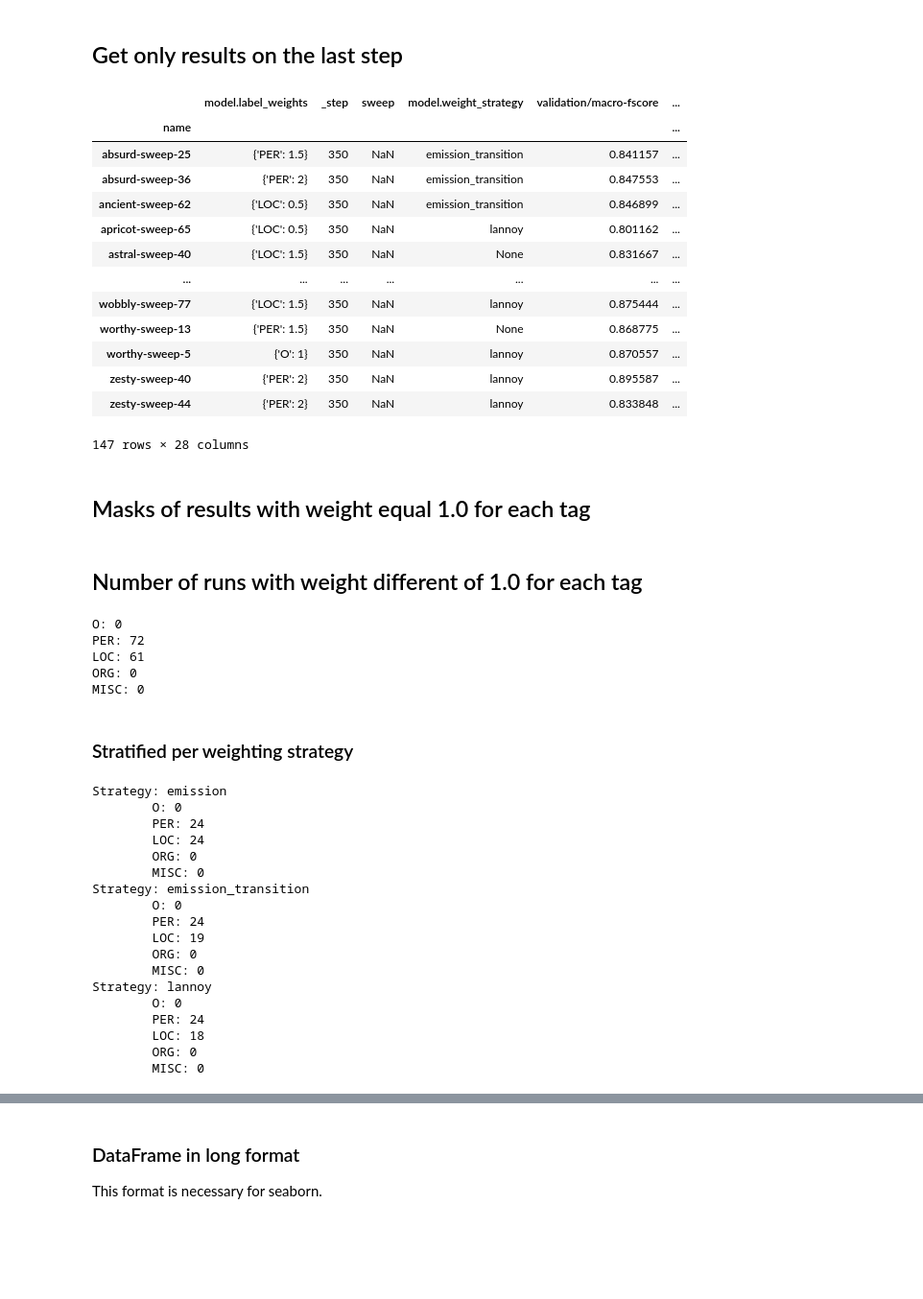
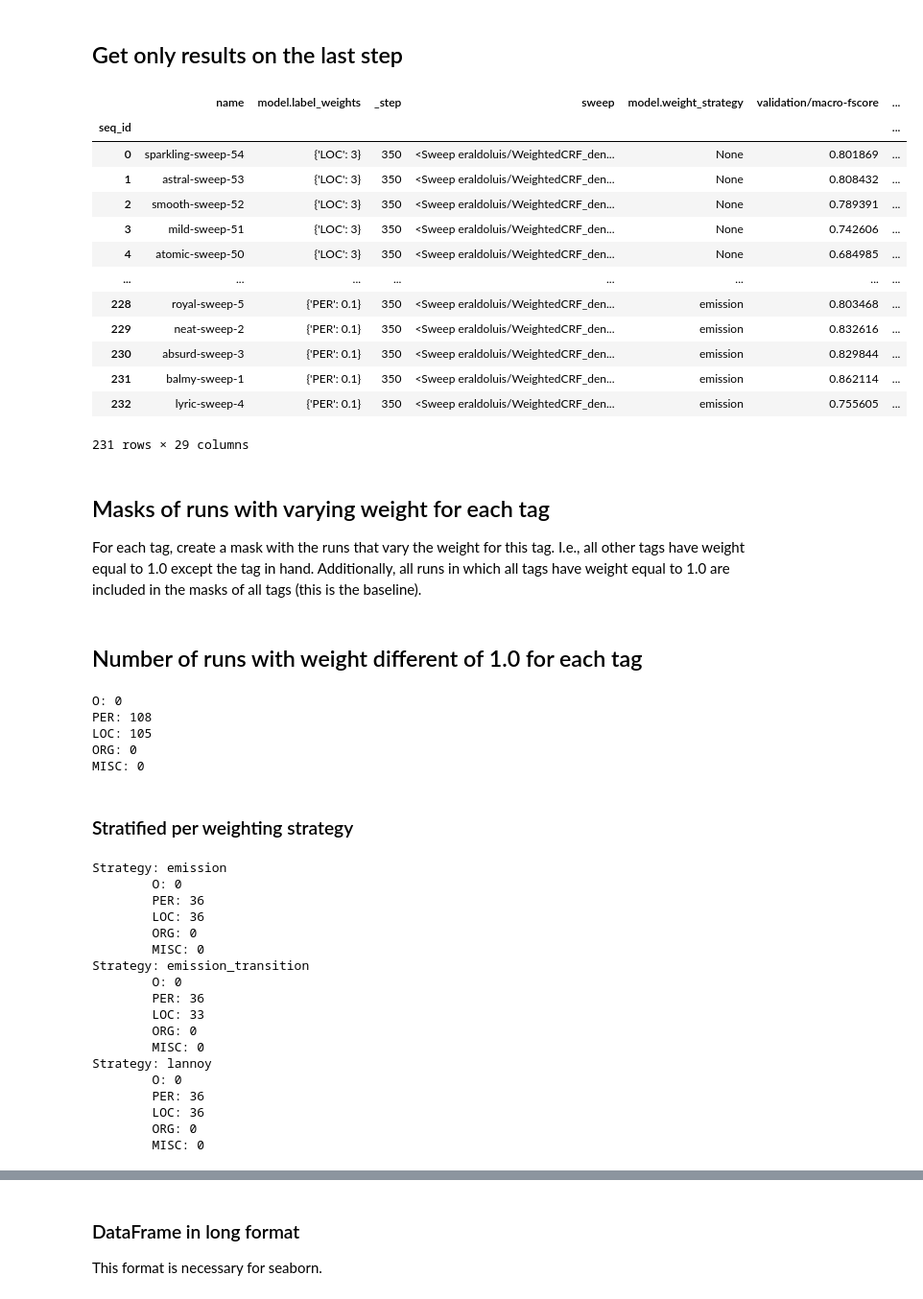
Before and after one commit to eraldoluis/allennlp-weighted-crf, a Jupyter notebook: notebooks/wandb_sweep_analysis_steps_denominator.ipynb, the cells around one changed output, grey strips where cells are left out. Shown at 96% size. Drawn from its saved outputs; the diff is of its cells as text; code cells hidden in the pictures; blank space fills up the shorter version.

Commit message:
Sweeps of weighted CRF for different strategies

```diff
--- a/notebooks/wandb_sweep_analysis_steps_denominator.ipynb
+++ b/notebooks/wandb_sweep_analysis_steps_denominator.ipynb
@@ -13,7 +13,7 @@ True
 # %%
 api = wandb.Api()
 # sweep_ids = ["1qcd2x0p", "dwqldmag", "s3jg6oju", "cw2quf1k", "68wrws1j", "11su7p2g"]
-sweep_ids = ["6wp5xclu", "233pcrb4"]
+sweep_ids = ["6wp5xclu", "233pcrb4", "moh4l8qd", "3lvzsurq"]
 sweeps = [api.sweep(f"eraldoluis/WeightedCRF_denominator/{sweep_id}") for sweep_id in sweep_ids]
 # %%
 runs = [run for sweep in sweeps for run in sweep.runs]
@@ -35,14 +35,18 @@ import pandas as pd
 tags = ["O", "PER", "LOC", "ORG", "MISC"]
 
 # columns to select
-cols = ["name", "model.label_weights", "_step", "sweep", "model.weight_strategy"]
+cols = ["name", "seq_id", "model.label_weights", "_step", "sweep", "model.weight_strategy"]
 cols += [f"validation/macro-{m}" for m in ["fscore", "precision", "recall"]]
 cols += [f"validation/{tag}-{m}" for tag in tags for m in ["fscore", "precision", "recall"]]
 
 values = []
-for run in runs:
+for seq_id, run in enumerate(runs):
     # .name is the human-readable name of the run.
-    val = {"name": run.name}
+    val = {
+        "name": run.name,
+        "seq_id": seq_id,
+        "sweep": run.sweep
+    }
 
     # .config contains the hyperparameters.
     #  We remove special values that start with _.
@@ -127,22 +131,20 @@ df_runs_weights.sample(5)
 # %% [markdown]
 ## Get only results on the last step
 # %%
-df_last_step = df_runs_weights.groupby("name").last()
+df_last_step = df_runs_weights.groupby("seq_id").last()
 df_last_step
 # %% [output]
-|  | model.label_weights | _step | sweep | model.weight_strategy | validation/macro-fscore | ... |
-| name |  |  |  |  |  | ... |
-| absurd-sweep-25 | {'PER': 1.5} | 350 | NaN | emission_transition | 0.841157 | ... |
-| absurd-sweep-36 | {'PER': 2} | 350 | NaN | emission_transition | 0.847553 | ... |
-| ancient-sweep-62 | {'LOC': 0.5} | 350 | NaN | emission_transition | 0.846899 | ... |
-| apricot-sweep-65 | {'LOC': 0.5} | 350 | NaN | lannoy | 0.801162 | ... |
-| astral-sweep-40 | {'LOC': 1.5} | 350 | NaN | None | 0.831667 | ... |
-| ... | ... | ... | ... | ... | ... | ... |
-| wobbly-sweep-77 | {'LOC': 1.5} | 350 | NaN | lannoy | 0.875444 | ... |
-| worthy-sweep-13 | {'PER': 1.5} | 350 | NaN | None | 0.868775 | ... |
-| worthy-sweep-5 | {'O': 1} | 350 | NaN | lannoy | 0.870557 | ... |
-| zesty-sweep-40 | {'PER': 2} | 350 | NaN | lannoy | 0.895587 | ... |
-| zesty-sweep-44 | {'PER': 2} | 350 | NaN | lannoy | 0.833848 | ... |
+|  | name | model.label_weights | _step | sweep | model.weight_strategy | validation/macro-fscore | ... |
+| seq_id |  |  |  |  |  |  | ... |
+| 0 | sparkling-sweep-54 | {'LOC': 3} | 350 | <Sweep eraldoluis/WeightedCRF_den... | None | 0.801869 | ... |
+| 1 | astral-sweep-53 | {'LOC': 3} | 350 | <Sweep eraldoluis/WeightedCRF_den... | None | 0.808432 | ... |
+| 2 | smooth-sweep-52 | {'LOC': 3} | 350 | <Sweep eraldoluis/WeightedCRF_den... | None | 0.789391 | ... |
+| 3 | mild-sweep-51 | {'LOC': 3} | 350 | <Sweep eraldoluis/WeightedCRF_den... | None | 0.742606 | ... |
+| 4 | atomic-sweep-50 | {'LOC': 3} | 350 | <Sweep eraldoluis/WeightedCRF_den... | None | 0.684985 | ... |
+| ... | ... | ... | ... | ... | ... | ... | ... |
+| 228 | royal-sweep-5 | {'PER': 0.1} | 350 | <Sweep eraldoluis/WeightedCRF_den... | emission | 0.803468 | ... |
+| 229 | neat-sweep-2 | {'PER': 0.1} | 350 | <Sweep eraldoluis/WeightedCRF_den... | emission | 0.832616 | ... |
+| 230 | absurd-sweep-3 | {'PER': 0.1} | 350 | <Sweep eraldoluis/WeightedCRF_den... | emission | 0.829844 | ... |
+| 231 | balmy-sweep-1 | {'PER': 0.1} | 350 | <Sweep eraldoluis/WeightedCRF_den... | emission | 0.862114 | ... |
+| 232 | lyric-sweep-4 | {'PER': 0.1} | 350 | <Sweep eraldoluis/WeightedCRF_den... | emission | 0.755605 | ... |
-147 rows × 28 columns
+231 rows × 29 columns
-# %% [markdown]
-## Masks of results with weight equal 1.0 for each tag
@@ -150,0 +151,6 @@ masks_weight1 = [df_last_step[f"label_weight_{tag}"] == 1.0 for tag in tags]
+# %% [markdown]
+## Masks of runs with varying weight for each tag
+For each tag, create a mask with the runs that vary the weight for this tag.
+I.e., all other tags have weight equal to 1.0 except the tag in hand.
+Additionally, all runs in which all tags have weight equal to 1.0 are included
+    in the masks of all tags (this is the baseline).
@@ -151,12 +173,12 @@ masks_weight1 = [df_last_step[f"label_weight_{tag}"] == 1.0 for tag in tags]
 # %% [markdown]
 ## Number of runs with weight different of 1.0 for each tag
 # %%
-for i_tag, mask in enumerate(masks_weight1):
-    print(f"{tags[i_tag]}: {len(mask) - mask.sum()}")
+for i_tag, mask in enumerate(masks_tag_not_1):
+    print(f"{tags[i_tag]}: {mask.sum()}")
 # %% [output]
 O: 0
-PER: 72
-LOC: 61
+PER: 108
+LOC: 105
 ORG: 0
 MISC: 0
 # %% [markdown]
@@ -164,24 +186,24 @@ MISC: 0
 # %%
 for strategy, df in df_last_step.groupby("strategy"):
     print(f"Strategy: {strategy}")
-    for i_tag, mask in enumerate(masks_weight1):
-        print(f"\t{tags[i_tag]}: {len(mask.loc[df.index]) - mask.loc[df.index].sum()}")
+    for i_tag, mask in enumerate(masks_tag_not_1):
+        print(f"\t{tags[i_tag]}: {mask.loc[df.index].sum()}")
 # %% [output]
 Strategy: emission
         O: 0
-        PER: 24
-        LOC: 24
+        PER: 36
+        LOC: 36
         ORG: 0
         MISC: 0
 Strategy: emission_transition
         O: 0
-        PER: 24
-        LOC: 19
+        PER: 36
+        LOC: 33
         ORG: 0
         MISC: 0
 Strategy: lannoy
         O: 0
-        PER: 24
-        LOC: 18
+        PER: 36
+        LOC: 36
         ORG: 0
         MISC: 0
```
Also changed, not shown: parts of 18 cells of this notebook.
